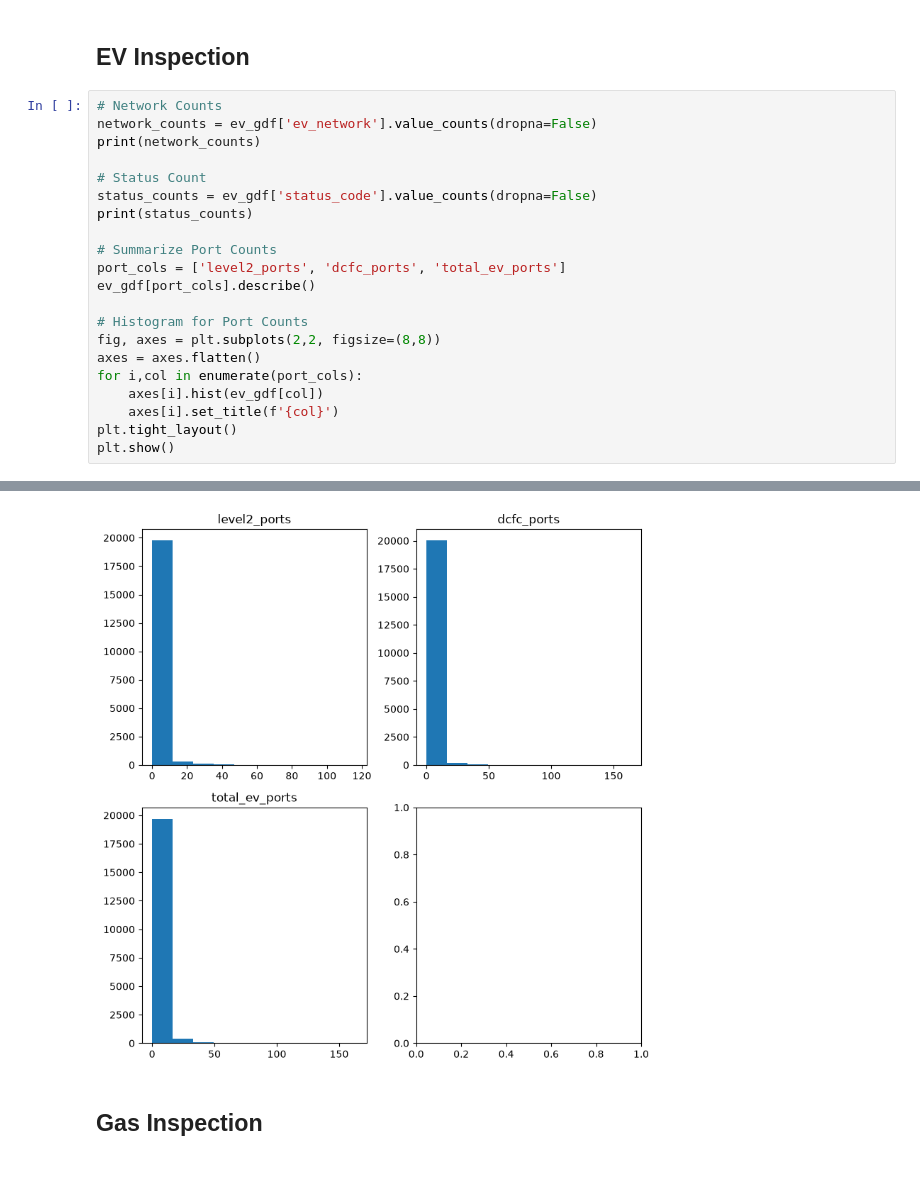
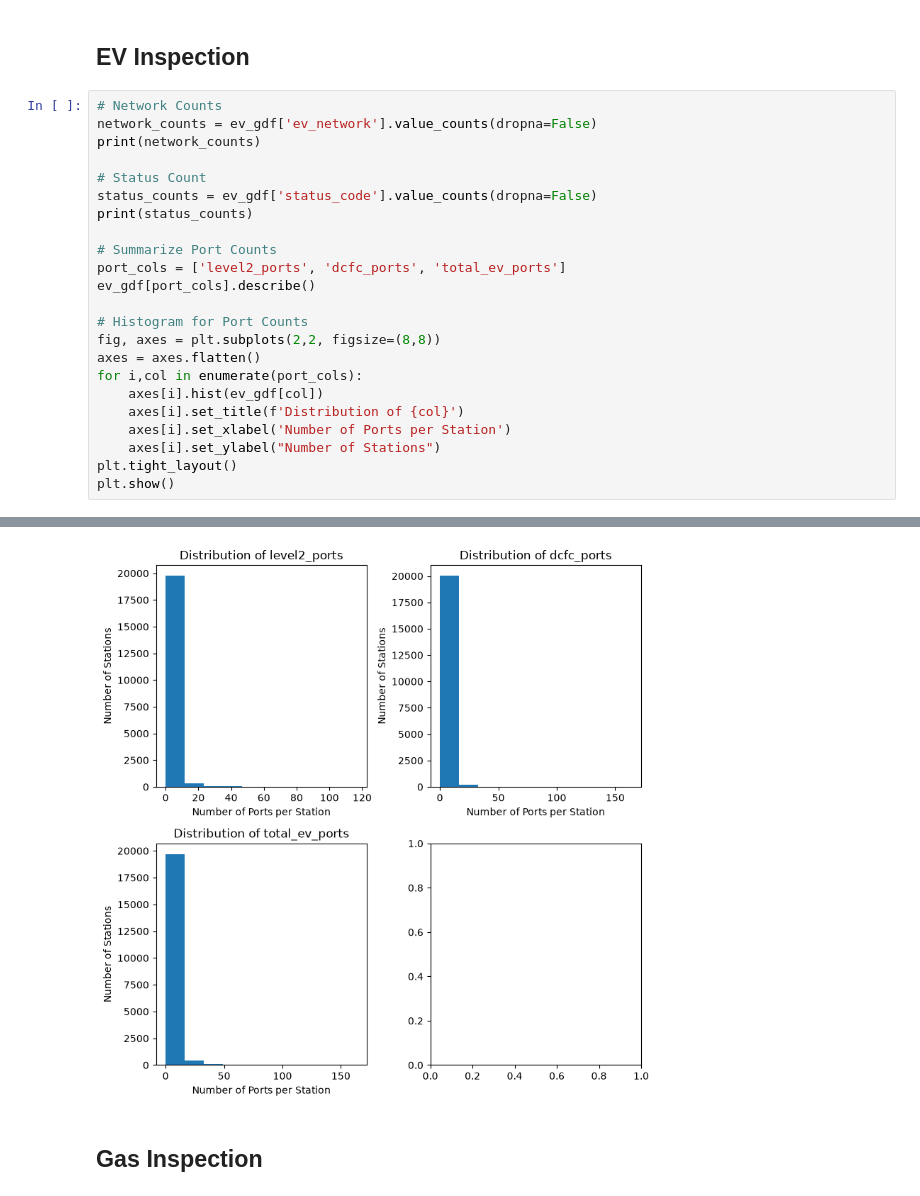
Before and after one commit to BoppingNoodles/california_ev_transition_and_fuel_analytics, a Jupyter notebook: notebooks/02_eda_and_qc.ipynb, the cells around one changed output, grey strips where cells are left out. Drawn from its saved outputs; the diff is of its cells as text.

Commit message:
fix plots

```diff
--- a/notebooks/02_eda_and_qc.ipynb
+++ b/notebooks/02_eda_and_qc.ipynb
@@ -89,35 +89,37 @@ print(status_counts)
 # Summarize Port Counts
 port_cols = ['level2_ports', 'dcfc_ports', 'total_ev_ports']
 ev_gdf[port_cols].describe()
 
 # Histogram for Port Counts
 fig, axes = plt.subplots(2,2, figsize=(8,8))
 axes = axes.flatten()
 for i,col in enumerate(port_cols):
     axes[i].hist(ev_gdf[col])
-    axes[i].set_title(f'{col}')
+    axes[i].set_title(f'Distribution of {col}')
+    axes[i].set_xlabel('Number of Ports per Station')
+    axes[i].set_ylabel("Number of Stations")
 plt.tight_layout()
 plt.show()
 # %% [output]
 ev_network
 ChargePoint Network    14131
 Tesla Destination        786
 Non-Networked            769
 Tesla                    644
 Blink Network            620
                        ...
 XEAL                       1
 CHARGEUP                   1
 FLITWAY                    1
 EVOKE                      1
 POWERPORT_EVC              1
 Name: count, Length: 64, dtype: int64
 status_code
 E    19798
 T      395
 P       61
 Name: count, dtype: int64
-[figure, old version]
+[figure, new version]
 # %% [markdown]
 ## Gas Inspection
 # %%
```
